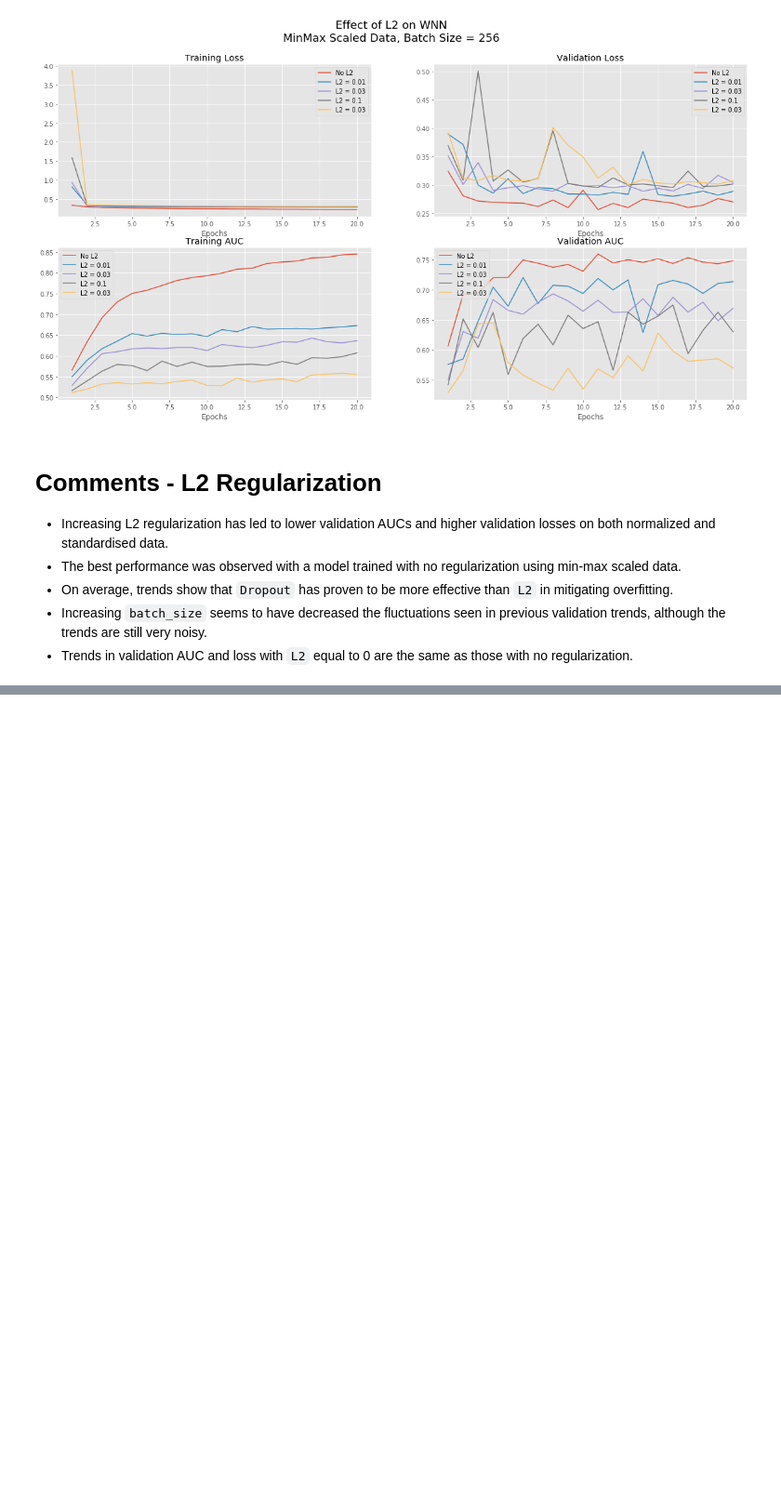
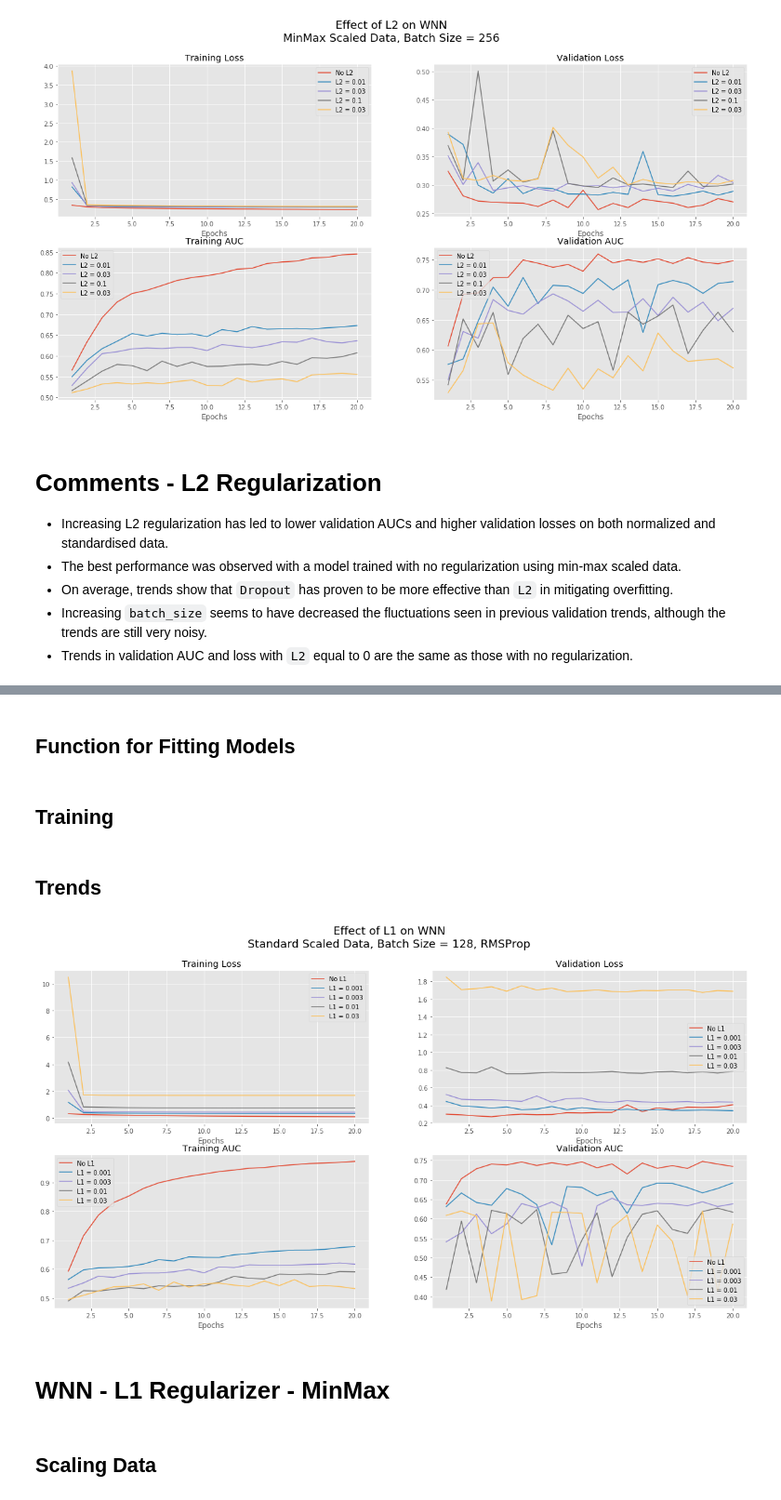
Before and after one commit to SMS-NED16/FYP-DL, a Jupyter notebook: fyp-assignments/06_Deep_Learning_Models/03_WNN_Zheng.ipynb, the cells around one changed output, grey strips where cells are left out. Shown at 93% size. Drawn from its saved outputs; the diff is of its cells as text; code cells hidden in the pictures; blank space fills up the shorter version.

```diff
--- a/fyp-assignments/06_Deep_Learning_Models/03_WNN_Zheng.ipynb
+++ b/fyp-assignments/06_Deep_Learning_Models/03_WNN_Zheng.ipynb
@@ -1036,0 +1063,37 @@ plot_training_trends(history_list=l2_history_list,
+# %%
+X_scaled_std = scale_features(X=kWhs, plot_distributions=False, scaling_strategy='Standard')
+# %%
+X_train, X_test, y_train, y_test = train_test_split(X_scaled_std,
+                                                    labels,
+                                                    stratify=labels,
+                                                    random_state=0,
+                                                    test_size=0.2)
+# %% [markdown]
+## Function for Fitting Models
+# %%
+def fit_models(models_list, X_train=X_train, y_train=y_train,
+               validation_split=0.2, batch_size=128, verbose=1, epochs=20):
+    model_histories = []
+
+    for model in models_list:
+      model_history = model.fit(X_train, y_train, validation_split=validation_split, epochs=epochs,
+                verbose=verbose, batch_size=batch_size)
+      model_histories.append(model_history)
+
+    return model_histories
+# %% [markdown]
+## Training
+# %%
+wnn_l1_histories = fit_models(l1_models)
+# %% [markdown]
+## Trends
+# %%
+plot_training_trends(history_list=wnn_l1_histories,
+                     labels_list=['No L1', 'L1 = 0.001', 'L1 = 0.003', 'L1 = 0.01', 'L1 = 0.03'],
+                     suptitle='Effect of L1 on WNN\nStandard Scaled Data, Batch Size = 128, RMSProp')
+# %% [output]
+[figure, added]
+# %% [markdown]
+# WNN - L1 Regularizer - MinMax
+# %% [markdown]
+## Scaling Data
```
Also changed, not shown: parts of 18 cells of this notebook.
